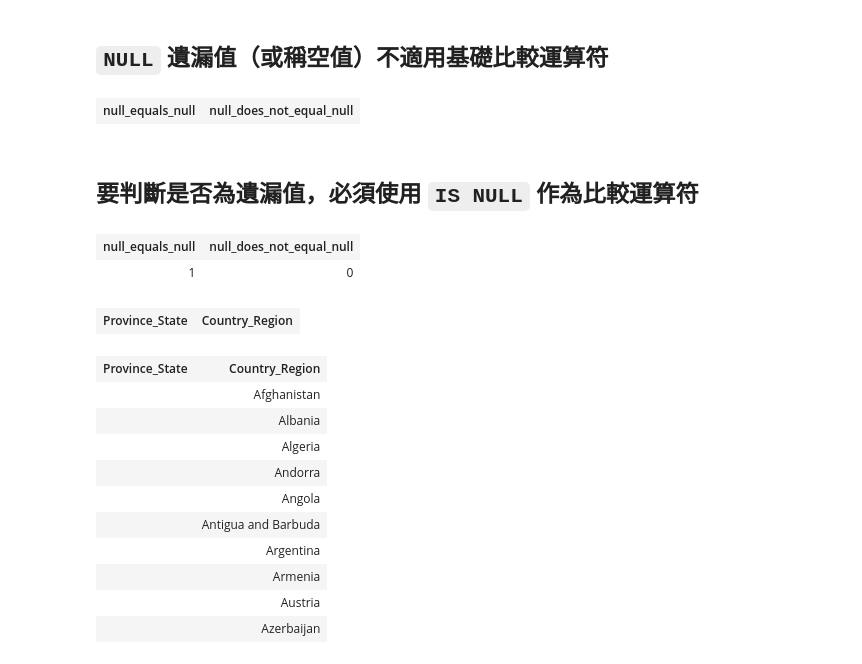
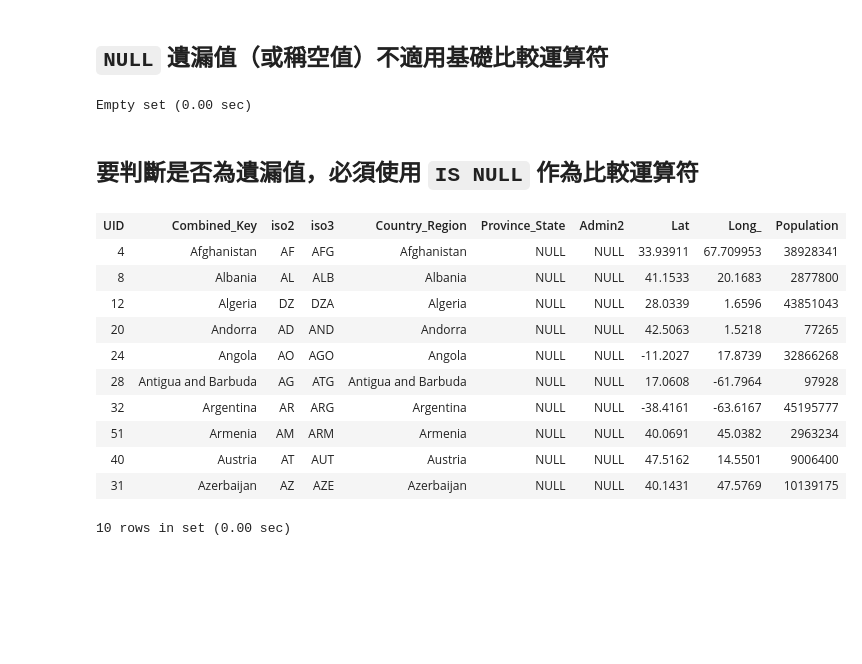
Before and after one commit to datainpoint/classroom-hahow-sqlfifty, a Jupyter notebook: 07-where/lecture.ipynb, the cells around one changed output. Cells and saved outputs as stored; diff of their text form; code cells hidden in the pictures; blank space fills up the shorter version.

```diff
--- a/07-where/lecture.ipynb
+++ b/07-where/lecture.ipynb
@@ -402,41 +368,30 @@ SELECT fullName,
 # %% [markdown]
 ## `NULL` 遺漏值（或稱空值）不適用基礎比較運算符
 # %%
-SELECT NULL = NULL AS null_equals_null,
-       NULL != NULL AS null_does_not_equal_null;
+SELECT *
+  FROM lookup_table
+ WHERE Province_State = NULL AND
+       Admin2 = NULL;
 # %% [output]
-| null_equals_null | null_does_not_equal_null |
-|  |  |
+Empty set (0.00 sec)
 # %% [markdown]
 ## 要判斷是否為遺漏值，必須使用 `IS NULL` 作為比較運算符
-# %%
-SELECT NULL IS NULL AS null_equals_null,
-       NULL IS NOT NULL AS null_does_not_equal_null;
-# %% [output]
-| null_equals_null | null_does_not_equal_null |
-| 1 | 0 |
 # %%
-SELECT Province_State,
-       Country_Region
-  FROM daily_report
- WHERE Province_State = NULL;
+SELECT *
+  FROM lookup_table
+ WHERE Province_State IS NULL AND
+       Admin2 IS NULL
+ LIMIT 10;
 # %% [output]
-| Province_State | Country_Region |
+| UID | Combined_Key | iso2 | iso3 | Country_Region | Province_State | Admin2 | Lat | Long_ | Population |
+| 4 | Afghanistan | AF | AFG | Afghanistan | NULL | NULL | 33.93911 | 67.709953 | 38928341 |
+| 8 | Albania | AL | ALB | Albania | NULL | NULL | 41.1533 | 20.1683 | 2877800 |
+| 12 | Algeria | DZ | DZA | Algeria | NULL | NULL | 28.0339 | 1.6596 | 43851043 |
+| 20 | Andorra | AD | AND | Andorra | NULL | NULL | 42.5063 | 1.5218 | 77265 |
+| 24 | Angola | AO | AGO | Angola | NULL | NULL | -11.2027 | 17.8739 | 32866268 |
+| 28 | Antigua and Barbuda | AG | ATG | Antigua and Barbuda | NULL | NULL | 17.0608 | -61.7964 | 97928 |
+| 32 | Argentina | AR | ARG | Argentina | NULL | NULL | -38.4161 | -63.6167 | 45195777 |
+| 51 | Armenia | AM | ARM | Armenia | NULL | NULL | 40.0691 | 45.0382 | 2963234 |
+| 40 | Austria | AT | AUT | Austria | NULL | NULL | 47.5162 | 14.5501 | 9006400 |
+| 31 | Azerbaijan | AZ | AZE | Azerbaijan | NULL | NULL | 40.1431 | 47.5769 | 10139175 |
+10 rows in set (0.00 sec)
-# %%
-SELECT Province_State,
-       Country_Region
-  FROM daily_report
- WHERE Province_State IS NULL
- LIMIT 10;
-# %% [output]
-| Province_State | Country_Region |
-|  | Afghanistan |
-|  | Albania |
-|  | Algeria |
-|  | Andorra |
-|  | Angola |
-|  | Antigua and Barbuda |
-|  | Argentina |
-|  | Armenia |
-|  | Austria |
-|  | Azerbaijan |
```
Also changed, not shown: parts of 39 cells of this notebook, 3 other files.
